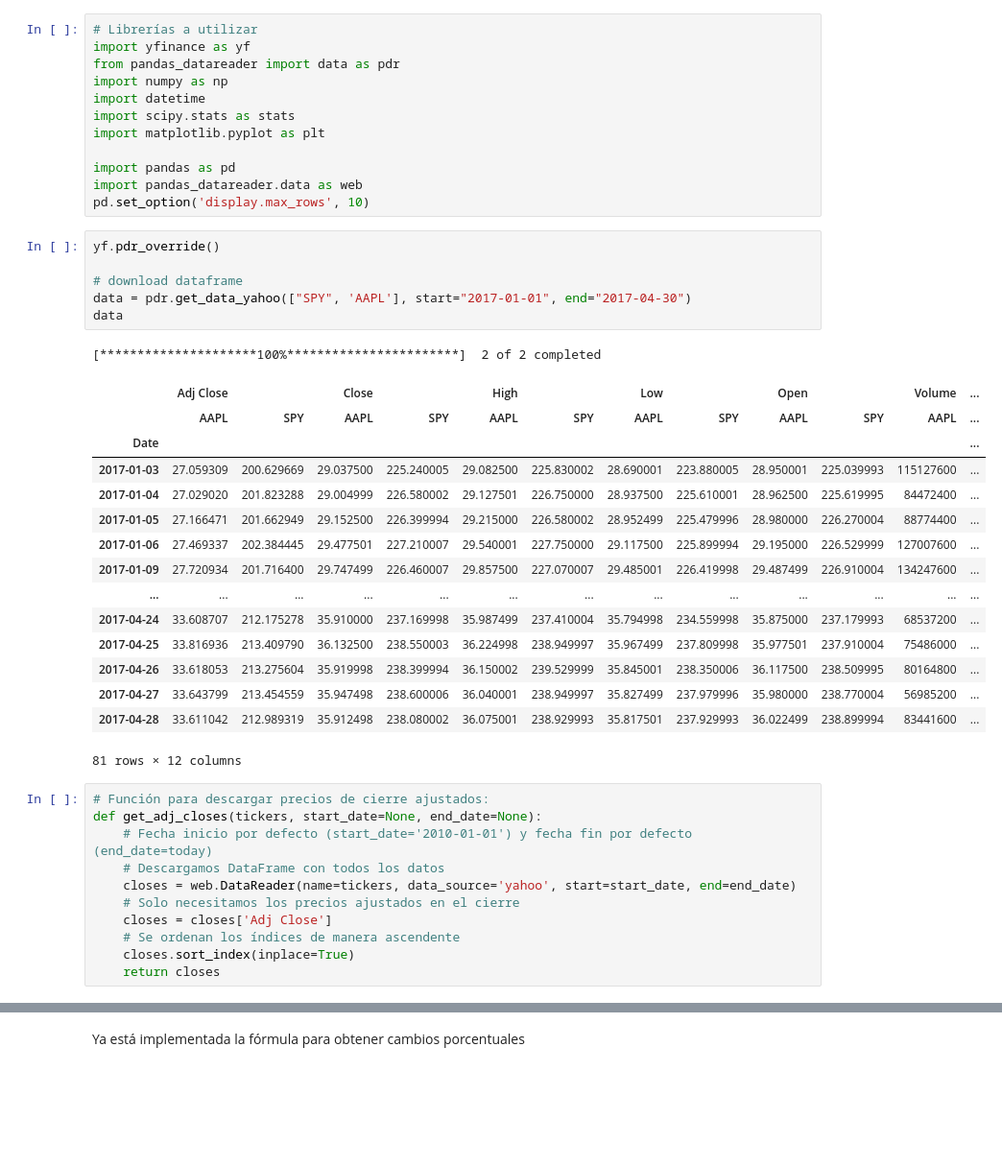
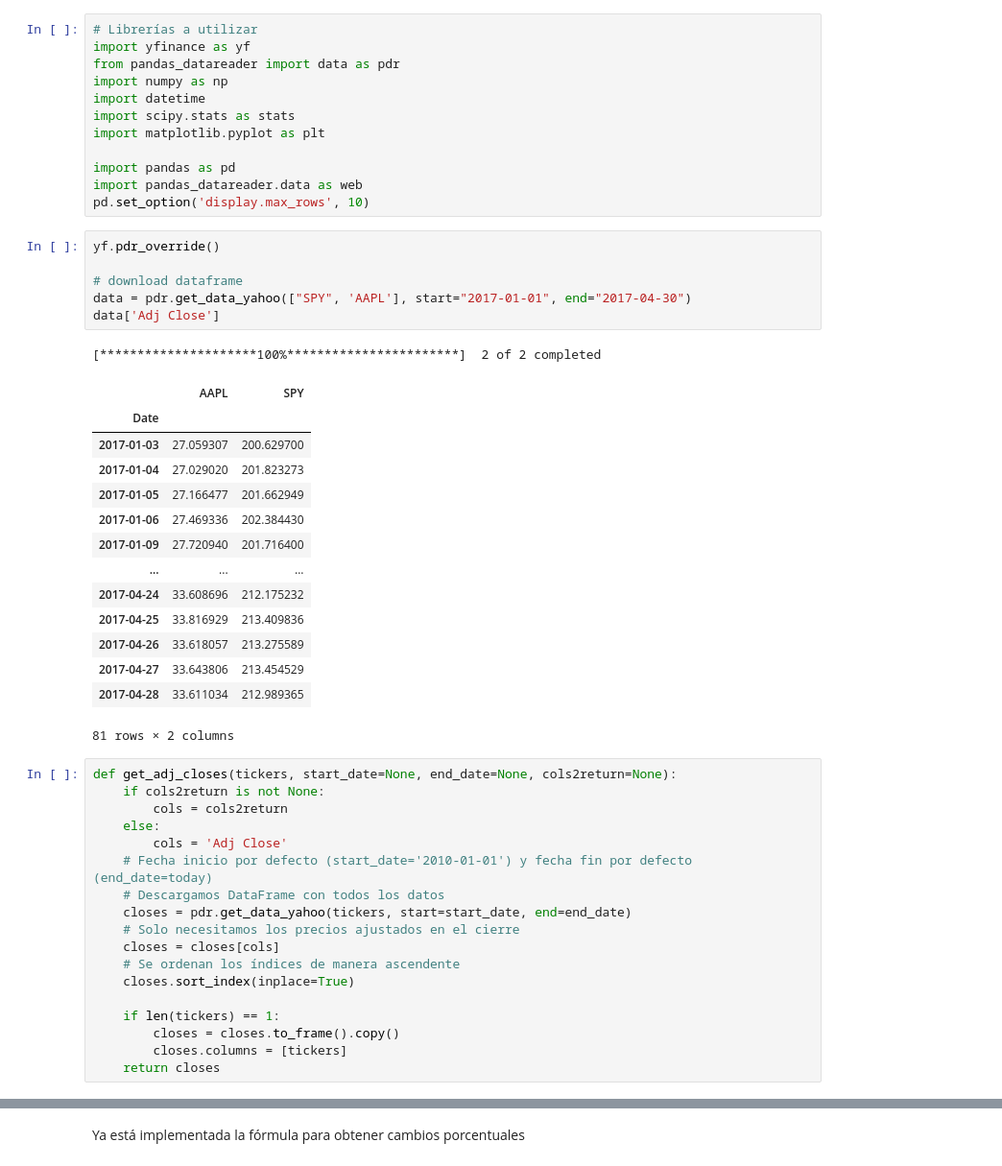
Before and after one commit to Diegoech188/SPF-2023-II, a Jupyter notebook: TEMA-3/Clase21_ContinuacionClase20.ipynb, the cells around one changed output, grey strips where cells are left out. Shown at 96% size. Drawn from its saved outputs; the diff is of its cells as text; blank space fills up the shorter version.

```diff
--- a/TEMA-3/Clase21_ContinuacionClase20.ipynb
+++ b/TEMA-3/Clase21_ContinuacionClase20.ipynb
@@ -30,36 +30,42 @@ pd.set_option('display.max_rows', 10)
 # %%
 yf.pdr_override()
 
 # download dataframe
 data = pdr.get_data_yahoo(["SPY", 'AAPL'], start="2017-01-01", end="2017-04-30")
-data
+data['Adj Close']
 # %% [output]
 [*********************100%***********************]  2 of 2 completed
-|  | Adj Close |  | Close |  | High |  | Low |  | Open |  | Volume | ... |
-|  | AAPL | SPY | AAPL | SPY | AAPL | SPY | AAPL | SPY | AAPL | SPY | AAPL | ... |
-| Date |  |  |  |  |  |  |  |  |  |  |  | ... |
-| 2017-01-03 | 27.059309 | 200.629669 | 29.037500 | 225.240005 | 29.082500 | 225.830002 | 28.690001 | 223.880005 | 28.950001 | 225.039993 | 115127600 | ... |
-| 2017-01-04 | 27.029020 | 201.823288 | 29.004999 | 226.580002 | 29.127501 | 226.750000 | 28.937500 | 225.610001 | 28.962500 | 225.619995 | 84472400 | ... |
-| 2017-01-05 | 27.166471 | 201.662949 | 29.152500 | 226.399994 | 29.215000 | 226.580002 | 28.952499 | 225.479996 | 28.980000 | 226.270004 | 88774400 | ... |
-| 2017-01-06 | 27.469337 | 202.384445 | 29.477501 | 227.210007 | 29.540001 | 227.750000 | 29.117500 | 225.899994 | 29.195000 | 226.529999 | 127007600 | ... |
-| 2017-01-09 | 27.720934 | 201.716400 | 29.747499 | 226.460007 | 29.857500 | 227.070007 | 29.485001 | 226.419998 | 29.487499 | 226.910004 | 134247600 | ... |
-| ... | ... | ... | ... | ... | ... | ... | ... | ... | ... | ... | ... | ... |
-| 2017-04-24 | 33.608707 | 212.175278 | 35.910000 | 237.169998 | 35.987499 | 237.410004 | 35.794998 | 234.559998 | 35.875000 | 237.179993 | 68537200 | ... |
-| 2017-04-25 | 33.816936 | 213.409790 | 36.132500 | 238.550003 | 36.224998 | 238.949997 | 35.967499 | 237.809998 | 35.977501 | 237.910004 | 75486000 | ... |
-| 2017-04-26 | 33.618053 | 213.275604 | 35.919998 | 238.399994 | 36.150002 | 239.529999 | 35.845001 | 238.350006 | 36.117500 | 238.509995 | 80164800 | ... |
-| 2017-04-27 | 33.643799 | 213.454559 | 35.947498 | 238.600006 | 36.040001 | 238.949997 | 35.827499 | 237.979996 | 35.980000 | 238.770004 | 56985200 | ... |
-| 2017-04-28 | 33.611042 | 212.989319 | 35.912498 | 238.080002 | 36.075001 | 238.929993 | 35.817501 | 237.929993 | 36.022499 | 238.899994 | 83441600 | ... |
+|  | AAPL | SPY |
+| Date |  |  |
+| 2017-01-03 | 27.059307 | 200.629700 |
+| 2017-01-04 | 27.029020 | 201.823273 |
+| 2017-01-05 | 27.166477 | 201.662949 |
+| 2017-01-06 | 27.469336 | 202.384430 |
+| 2017-01-09 | 27.720940 | 201.716400 |
+| ... | ... | ... |
+| 2017-04-24 | 33.608696 | 212.175232 |
+| 2017-04-25 | 33.816929 | 213.409836 |
+| 2017-04-26 | 33.618057 | 213.275589 |
+| 2017-04-27 | 33.643806 | 213.454529 |
+| 2017-04-28 | 33.611034 | 212.989365 |
-81 rows × 12 columns
+81 rows × 2 columns
 # %%
-# Función para descargar precios de cierre ajustados:
-def get_adj_closes(tickers, start_date=None, end_date=None):
+def get_adj_closes(tickers, start_date=None, end_date=None, cols2return=None):
+    if cols2return is not None:
+        cols = cols2return
+    else:
+        cols = 'Adj Close'
     # Fecha inicio por defecto (start_date='2010-01-01') y fecha fin por defecto (end_date=today)
     # Descargamos DataFrame con todos los datos
-    closes = web.DataReader(name=tickers, data_source='yahoo', start=start_date, end=end_date)
+    closes = pdr.get_data_yahoo(tickers, start=start_date, end=end_date)
     # Solo necesitamos los precios ajustados en el cierre
-    closes = closes['Adj Close']
+    closes = closes[cols]
     # Se ordenan los índices de manera ascendente
     closes.sort_index(inplace=True)
+
+    if len(tickers) == 1:
+        closes = closes.to_frame().copy()
+        closes.columns = [tickers]
     return closes
 # %%
 # Ejemplo: 'AAPL', 'MSFT', 'NVDA', '^GSPC'
```
Also changed, not shown: parts of 17 cells of this notebook, 2 other files.
